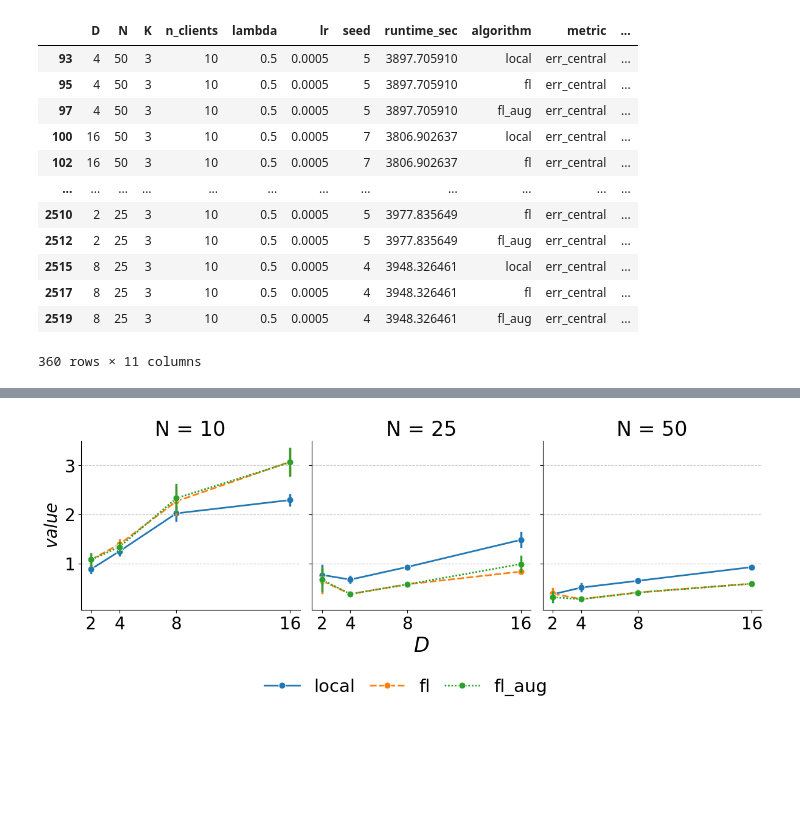
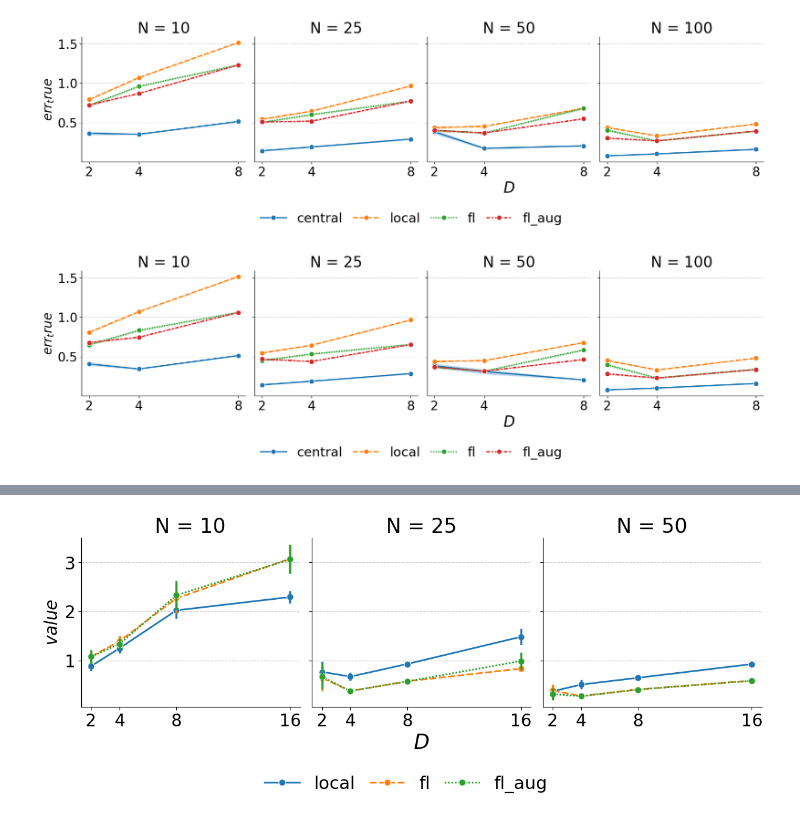
Before and after one commit to shamPJ/KL-GTVmin-GMM, a Jupyter notebook: Untitled.ipynb, the cells around one changed output, grey strips where cells are left out. Cells and saved outputs as stored; diff of their text form; code cells hidden in the pictures; blank space fills up the shorter version.

```diff
--- a/Untitled.ipynb
+++ b/Untitled.ipynb
@@ -57,19 +128,43 @@ df_lambda_05 = df[ (df["lambda"]==0.5) & (df["metric"]=="err_central") ]
+# %%
+plot_metric_line(
+    df = df_lambda_05,
+    x_label = "D",
+    metric = "err_true",
+    col = "N",
+    algorithms=["local", "central", "fl", "fl_aug"],
+    # custom_palette=custom_palette,
+    label_map=None,
+    # y_label_map=y_label_map,
+    x_label_map=None,
+    y_limits=None,
+    sharey=True,
+    height=4,
+    aspect=1,
+    save=False,
+    fig_name=None
+)
+# %% [output]
+[figure, added]
 # %%
-df_lambda_05
+plot_metric_line(
+    df = df_lambda_05,
+    x_label = "D",
+    metric = "err_true",
+    col = "N",
+    algorithms=["local", "central", "fl", "fl_aug"],
+    # custom_palette=custom_palette,
+    label_map=None,
+    # y_label_map=y_label_map,
+    x_label_map=None,
+    y_limits=None,
+    sharey=True,
+    height=4,
+    aspect=1,
+    save=False,
+    fig_name=None
+)
 # %% [output]
-|  | D | N | K | n_clients | lambda | lr | seed | runtime_sec | algorithm | metric | ... |
-| 93 | 4 | 50 | 3 | 10 | 0.5 | 0.0005 | 5 | 3897.705910 | local | err_central | ... |
-| 95 | 4 | 50 | 3 | 10 | 0.5 | 0.0005 | 5 | 3897.705910 | fl | err_central | ... |
-| 97 | 4 | 50 | 3 | 10 | 0.5 | 0.0005 | 5 | 3897.705910 | fl_aug | err_central | ... |
-| 100 | 16 | 50 | 3 | 10 | 0.5 | 0.0005 | 7 | 3806.902637 | local | err_central | ... |
-| 102 | 16 | 50 | 3 | 10 | 0.5 | 0.0005 | 7 | 3806.902637 | fl | err_central | ... |
-| ... | ... | ... | ... | ... | ... | ... | ... | ... | ... | ... | ... |
-| 2510 | 2 | 25 | 3 | 10 | 0.5 | 0.0005 | 5 | 3977.835649 | fl | err_central | ... |
-| 2512 | 2 | 25 | 3 | 10 | 0.5 | 0.0005 | 5 | 3977.835649 | fl_aug | err_central | ... |
-| 2515 | 8 | 25 | 3 | 10 | 0.5 | 0.0005 | 4 | 3948.326461 | local | err_central | ... |
-| 2517 | 8 | 25 | 3 | 10 | 0.5 | 0.0005 | 4 | 3948.326461 | fl | err_central | ... |
-| 2519 | 8 | 25 | 3 | 10 | 0.5 | 0.0005 | 4 | 3948.326461 | fl_aug | err_central | ... |
-360 rows × 11 columns
+[figure, added]
 # %%
 def plot_metric_line(
     df,
```
Also changed, not shown: parts of 10 cells of this notebook, 4 other files.
